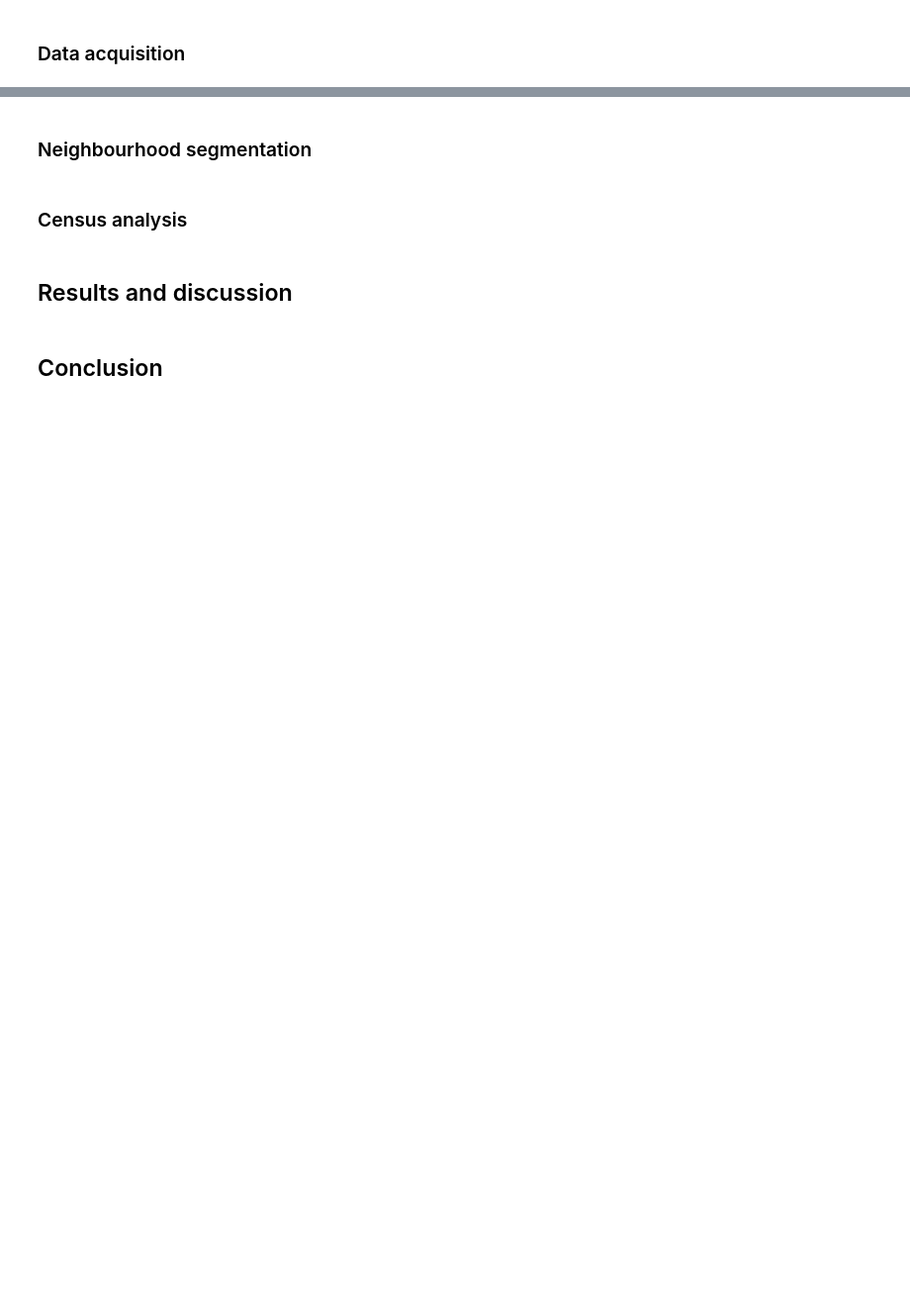
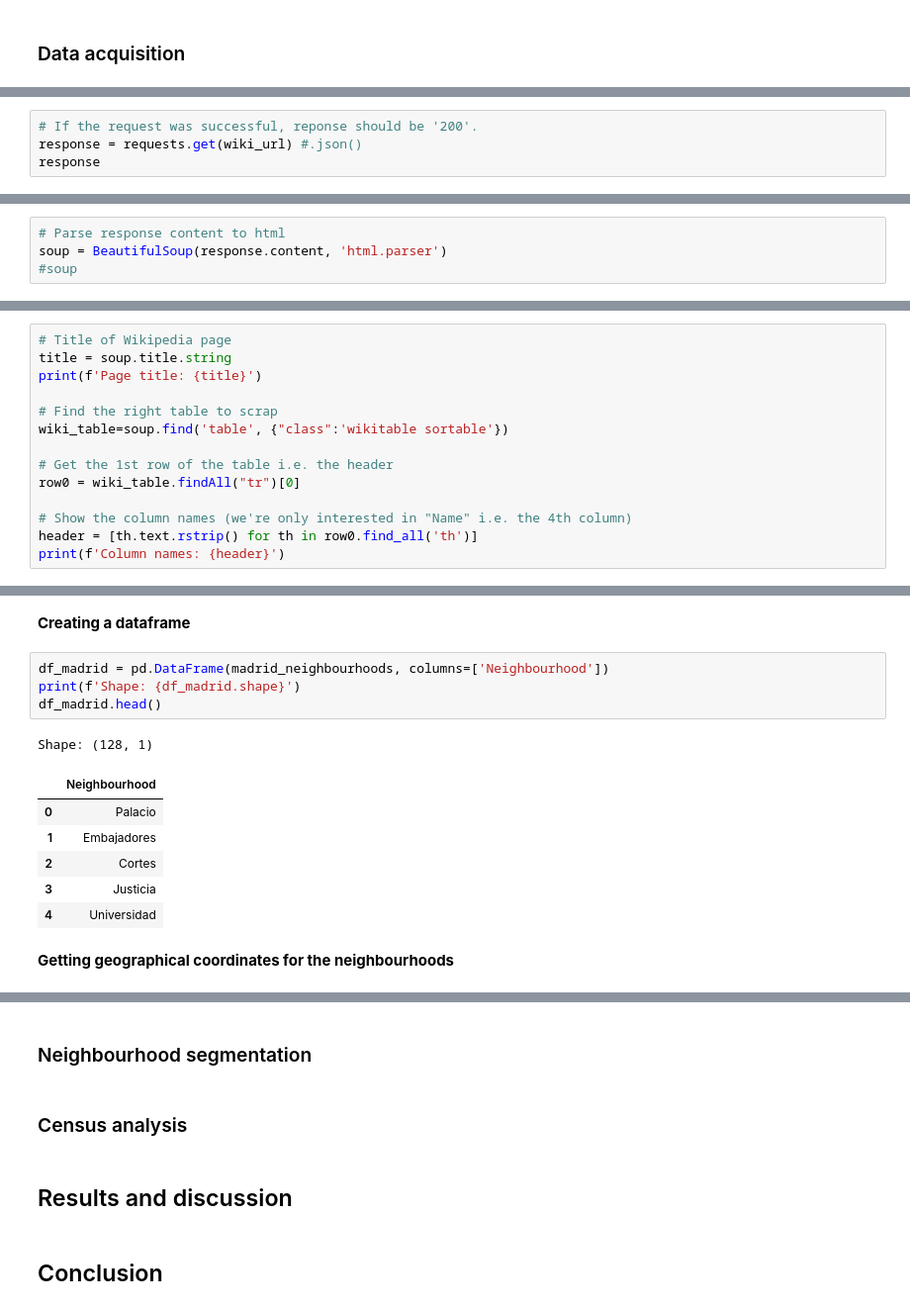
Before and after one commit to ejmacias/store_locations, a Jupyter notebook: Store_Locations/store_locations.ipynb, the cells around one changed output, grey strips where cells are left out. Shown at 99% size. Cells and saved outputs as stored; diff of their text form; blank space fills up the shorter version.

```diff
--- a/Store_Locations/store_locations.ipynb
+++ b/Store_Locations/store_locations.ipynb
@@ -99,0 +150,4 @@ Finally we will need data from the census of Madrid. We can obtained this data f
+# %%
+# If the request was successful, reponse should be '200'.
+response = requests.get(wiki_url) #.json()
+response
@@ -99,0 +158,4 @@ Finally we will need data from the census of Madrid. We can obtained this data f
+# %%
+# Parse response content to html
+soup = BeautifulSoup(response.content, 'html.parser')
+#soup
@@ -99,0 +164,14 @@ Finally we will need data from the census of Madrid. We can obtained this data f
+# %%
+# Title of Wikipedia page
+title = soup.title.string
+print(f'Page title: {title}')
+
+# Find the right table to scrap
+wiki_table=soup.find('table', {"class":'wikitable sortable'})
+
+# Get the 1st row of the table i.e. the header
+row0 = wiki_table.findAll("tr")[0]
+
+# Show the column names (we're only interested in "Name" i.e. the 4th column)
+header = [th.text.rstrip() for th in row0.find_all('th')]
+print(f'Column names: {header}')
@@ -99,0 +221,16 @@ Finally we will need data from the census of Madrid. We can obtained this data f
+# %% [markdown]
+__Creating a dataframe__
+# %%
+df_madrid = pd.DataFrame(madrid_neighbourhoods, columns=['Neighbourhood'])
+print(f'Shape: {df_madrid.shape}')
+df_madrid.head()
+# %% [output]
+Shape: (128, 1)
+|  | Neighbourhood |
+| 0 | Palacio |
+| 1 | Embajadores |
+| 2 | Cortes |
+| 3 | Justicia |
+| 4 | Universidad |
+# %% [markdown]
+__Getting geographical coordinates for the neighbourhoods__
```
Also changed, not shown: parts of 26 cells of this notebook.
